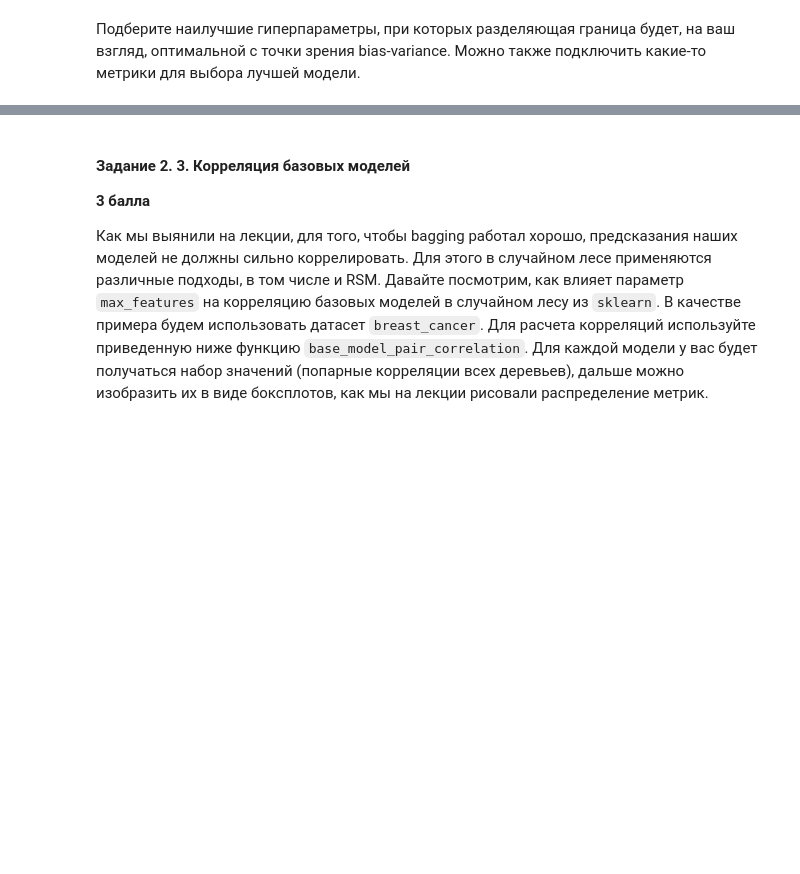
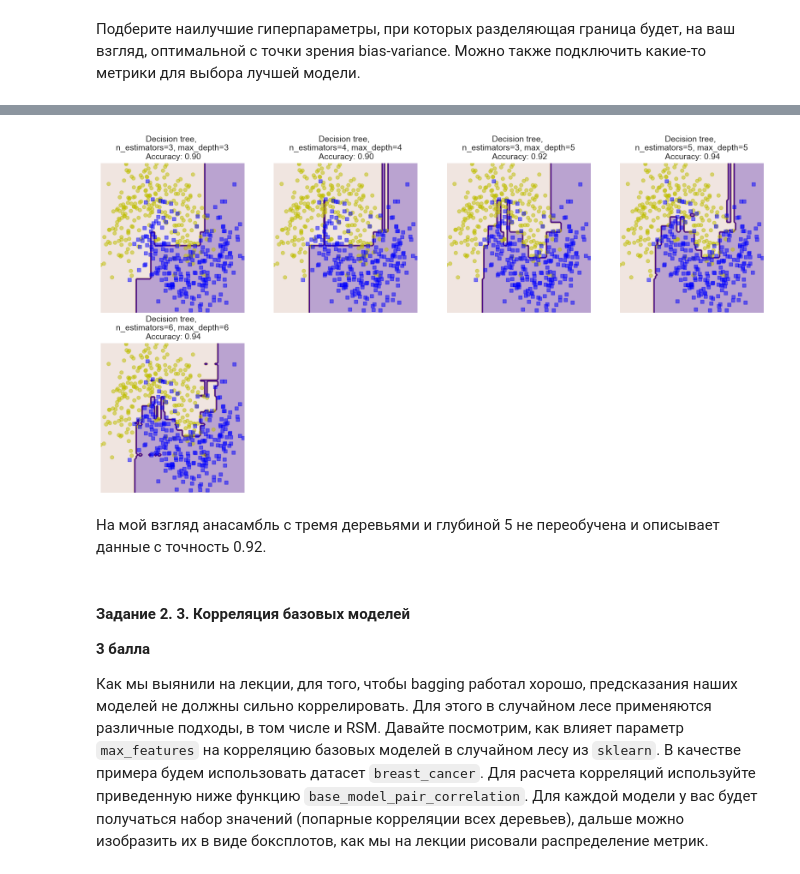
Before and after one commit to Smirness/BI_Stat_2021, a Jupyter notebook: lecture_5_ensembles/homework/Ensembles.ipynb, the cells around one changed output, grey strips where cells are left out. Cells and saved outputs as stored; diff of their text form; code cells hidden in the pictures; blank space fills up the shorter version.

```diff
--- a/lecture_5_ensembles/homework/Ensembles.ipynb
+++ b/lecture_5_ensembles/homework/Ensembles.ipynb
@@ -282,3 +374,83 @@ plt.show()
+# %%
+import matplotlib.pyplot as plt
+
+plt.figure(figsize=(20, 10))
+
+plt.subplot(241)
+max_depth = 3
+n_estimators = 3
+tree_reg_1 = RandomForestClassifierCustom(n_estimators=n_estimators, max_depth=max_depth, max_features=2, random_state=23)
+tree_reg_1.fit(X, y)
+y_pred = tree_reg_1.predict(X_test)
+accuracy = accuracy_score(y_test, y_pred)
+plot_decision_boundary(tree_reg_1, X, y)
+plt.xticks([], [])
+plt.yticks([], [])
+plt.title(f'Decision tree, \n n_estimators={n_estimators}, max_depth={max_depth} \n Accuracy: {accuracy:.2f}', fontsize=14)
+plt.xlabel("")
+plt.ylabel("")
+
+plt.subplot(242)
+max_depth = 4
+n_estimators = 4
+tree_reg_1 = RandomForestClassifierCustom(n_estimators=n_estimators, max_depth=max_depth, max_features=2, random_state=23)
+tree_reg_1.fit(X, y)
+y_pred = tree_reg_1.predict(X_test)
+accuracy = accuracy_score(y_test, y_pred)
+plot_decision_boundary(tree_reg_1, X, y)
+plt.xticks([], [])
+plt.yticks([], [])
+plt.title(f'Decision tree, \n n_estimators={n_estimators}, max_depth={max_depth} \n Accuracy: {accuracy:.2f}', fontsize=14)
+plt.xlabel("")
+plt.ylabel("")
+
+plt.subplot(243)
+max_depth = 5
+n_estimators = 3
+tree_reg_1 = RandomForestClassifierCustom(n_estimators=n_estimators, max_depth=max_depth, max_features=2, random_state=23)
+tree_reg_1.fit(X, y)
+y_pred = tree_reg_1.predict(X_test)
+accuracy = accuracy_score(y_test, y_pred)
+plot_decision_boundary(tree_reg_1, X, y)
+plt.xticks([], [])
+plt.yticks([], [])
+plt.title(f'Decision tree, \n n_estimators={n_estimators}, max_depth={max_depth} \n Accuracy: {accuracy:.2f}', fontsize=14)
+plt.xlabel("")
+plt.ylabel("")
+
+plt.subplot(244)
+max_depth = 5
+n_estimators = 5
+tree_reg_1 = RandomForestClassifierCustom(n_estimators=n_estimators, max_depth=max_depth, max_features=2, random_state=23)
+tree_reg_1.fit(X, y)
+y_pred = tree_reg_1.predict(X_test)
+accuracy = accuracy_score(y_test, y_pred)
+plot_decision_boundary(tree_reg_1, X, y)
+plt.xticks([], [])
+plt.yticks([], [])
+plt.title(f'Decision tree, \n n_estimators={n_estimators}, max_depth={max_depth} \n Accuracy: {accuracy:.2f}', fontsize=14)
+plt.xlabel("")
+plt.ylabel("")
+
+plt.subplot(245)
+max_depth = 6
+n_estimators = 6
+tree_reg_1 = RandomForestClassifierCustom(n_estimators=n_estimators, max_depth=max_depth, max_features=2, random_state=23)
+tree_reg_1.fit(X, y)
+y_pred = tree_reg_1.predict(X_test)
+accuracy = accuracy_score(y_test, y_pred)
+plot_decision_boundary(tree_reg_1, X, y)
+plt.xticks([], [])
+plt.yticks([], [])
+plt.title(f'Decision tree, \n n_estimators={n_estimators}, max_depth={max_depth} \n Accuracy: {accuracy:.2f}', fontsize=14)
+plt.xlabel("")
+plt.ylabel("")
+
+plt.show()
+# %% [output]
+[figure, added]
+# %% [markdown]
+На мой взгляд анасамбль с тремя деревьями и глубиной 5 не переобучена и описывает данные с точность 0.92.
 # %% [markdown]
 #### Задание 2. 3. Корреляция базовых моделей
 
```
Also changed, not shown: parts of 9 cells of this notebook.
